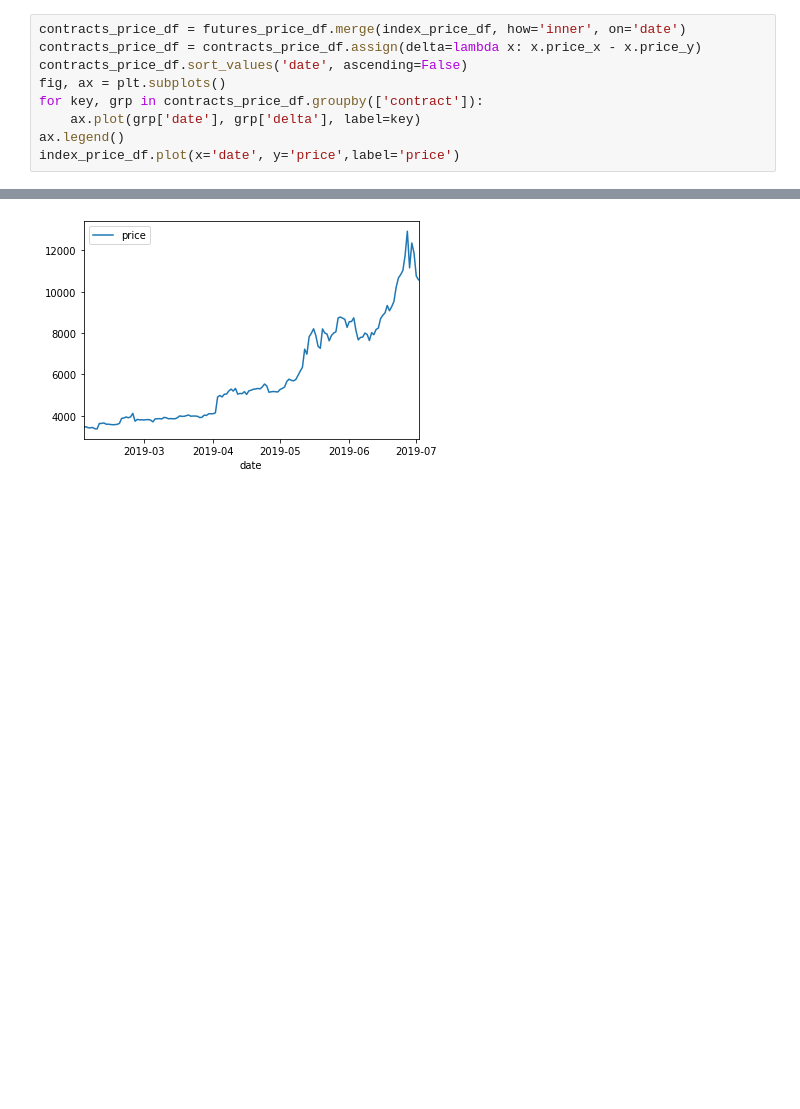
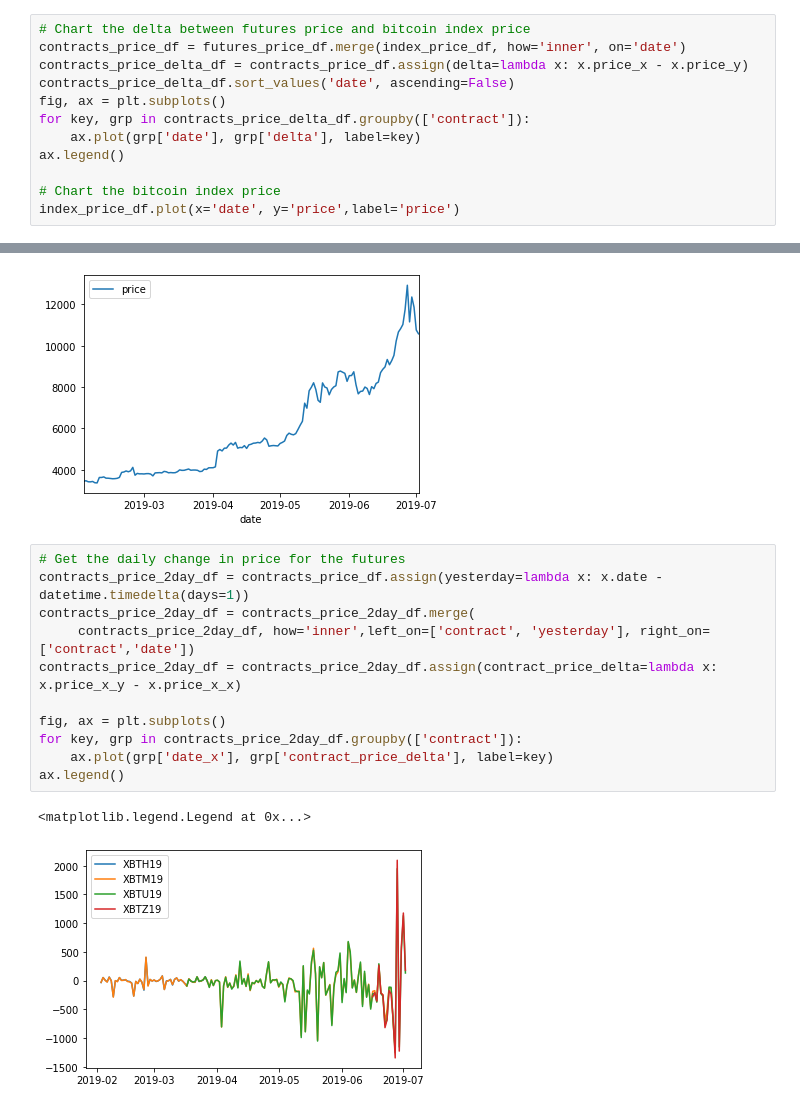
Before and after one commit to bjschnei/crypto_markets, a Jupyter notebook: A look at contracts.ipynb, the cells around one changed output, grey strips where cells are left out. Cells and saved outputs as stored; diff of their text form; blank space fills up the shorter version.

```diff
--- a/A look at contracts.ipynb
+++ b/A look at contracts.ipynb
@@ -42,15 +45,32 @@ ax.legend()
 <matplotlib.legend.Legend at 0x...>
 [figure]
 # %%
+# Chart the delta between futures price and bitcoin index price
 contracts_price_df = futures_price_df.merge(index_price_df, how='inner', on='date')
-contracts_price_df = contracts_price_df.assign(delta=lambda x: x.price_x - x.price_y)
-contracts_price_df.sort_values('date', ascending=False)
+contracts_price_delta_df = contracts_price_df.assign(delta=lambda x: x.price_x - x.price_y)
+contracts_price_delta_df.sort_values('date', ascending=False)
 fig, ax = plt.subplots()
-for key, grp in contracts_price_df.groupby(['contract']):
+for key, grp in contracts_price_delta_df.groupby(['contract']):
     ax.plot(grp['date'], grp['delta'], label=key)
 ax.legend()
+
+# Chart the bitcoin index price
 index_price_df.plot(x='date', y='price',label='price')
 # %% [output]
 <matplotlib.axes._subplots.AxesSubplot at 0x...>
 [figure]
 [figure]
+# %%
+# Get the daily change in price for the futures
+contracts_price_2day_df = contracts_price_df.assign(yesterday=lambda x: x.date - datetime.timedelta(days=1))
+contracts_price_2day_df = contracts_price_2day_df.merge(
+     contracts_price_2day_df, how='inner',left_on=['contract', 'yesterday'], right_on=['contract','date'])
+contracts_price_2day_df = contracts_price_2day_df.assign(contract_price_delta=lambda x: x.price_x_y - x.price_x_x)
+
+fig, ax = plt.subplots()
+for key, grp in contracts_price_2day_df.groupby(['contract']):
+    ax.plot(grp['date_x'], grp['contract_price_delta'], label=key)
+ax.legend()
+# %% [output]
+<matplotlib.legend.Legend at 0x...>
+[figure, added]
```
Also changed, not shown: parts of 3 cells of this notebook.
